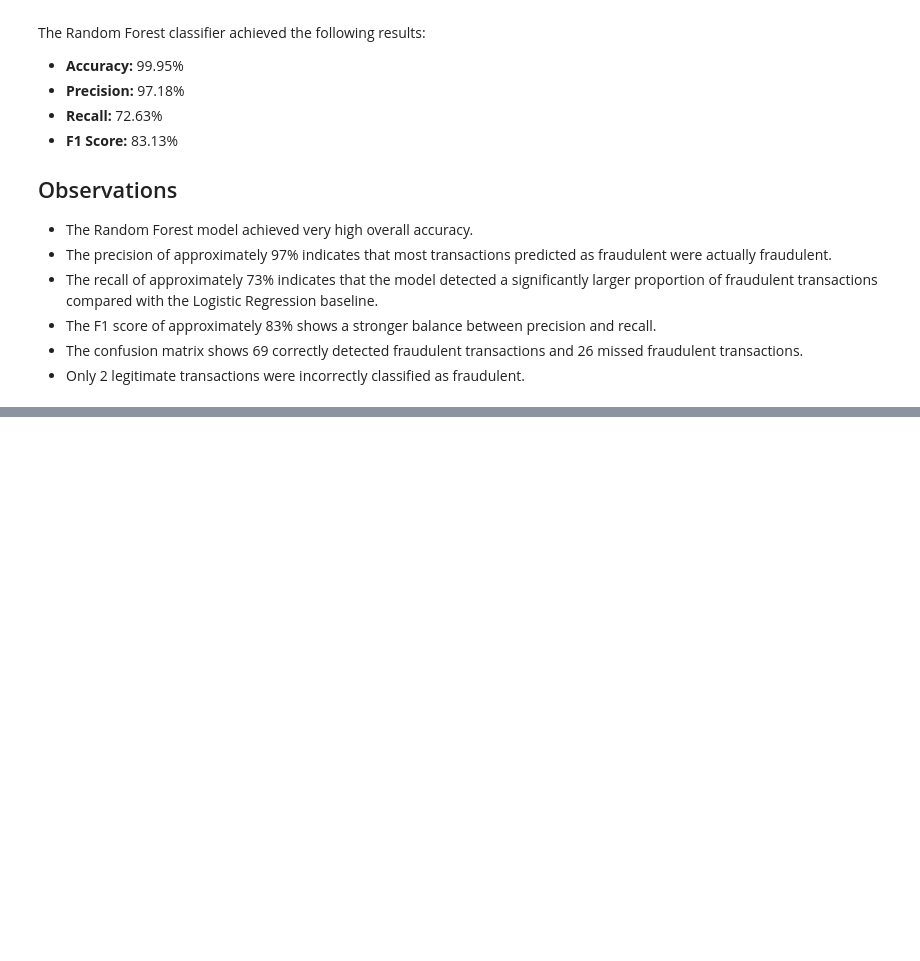
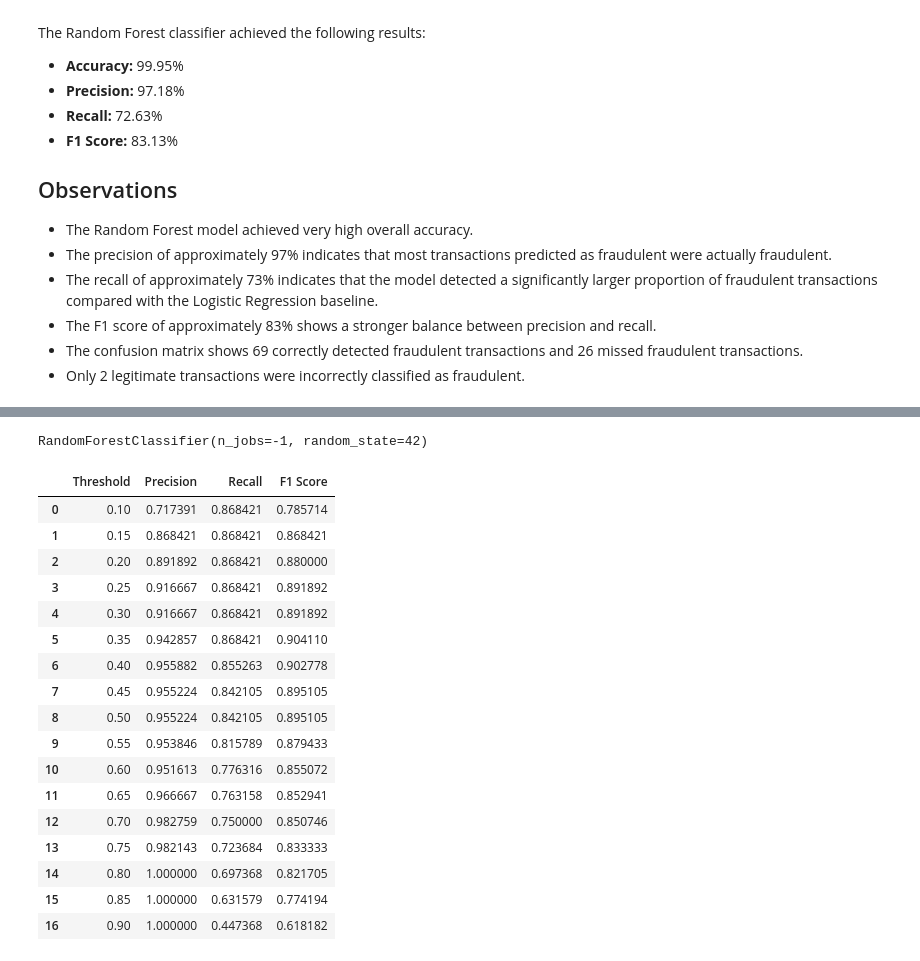
Before and after one commit to Saumyasingh1205/credit-card-fraud-ai, a Jupyter notebook: notebooks/03_Random_Forest.ipynb, the cells around one changed output, grey strips where cells are left out. Drawn from its saved outputs; the diff is of its cells as text; code cells hidden in the pictures; blank space fills up the shorter version.

Commit message:
Complete model evaluation and threshold optimization

```diff
--- a/notebooks/03_Random_Forest.ipynb
+++ b/notebooks/03_Random_Forest.ipynb
@@ -173,0 +396,77 @@ The Random Forest classifier achieved the following results:
+# %%
+from sklearn.ensemble import RandomForestClassifier
+
+rf_tune = RandomForestClassifier(
+    n_estimators=100,
+    random_state=42,
+    n_jobs=-1
+)
+
+rf_tune.fit(X_tune, y_tune)
+# %% [output]
+RandomForestClassifier(n_jobs=-1, random_state=42)
+# %%
+# Get fraud probabilities on the validation set
+val_probabilities = rf_tune.predict_proba(X_val)[:, 1]
+# %%
+import numpy as np
+import pandas as pd
+from sklearn.metrics import precision_score, recall_score, f1_score
+
+thresholds = np.arange(0.1, 0.91, 0.05)
+
+threshold_results = []
+
+for threshold in thresholds:
+
+    val_pred_threshold = (
+        val_probabilities >= threshold
+    ).astype(int)
+
+    precision = precision_score(
+        y_val,
+        val_pred_threshold,
+        zero_division=0
+    )
+
+    recall = recall_score(
+        y_val,
+        val_pred_threshold,
+        zero_division=0
+    )
+
+    f1 = f1_score(
+        y_val,
+        val_pred_threshold,
+        zero_division=0
+    )
+
+    threshold_results.append({
+        "Threshold": threshold,
+        "Precision": precision,
+        "Recall": recall,
+        "F1 Score": f1
+    })
+
+threshold_df = pd.DataFrame(threshold_results)
+
+threshold_df
+# %% [output]
+|  | Threshold | Precision | Recall | F1 Score |
+| 0 | 0.10 | 0.717391 | 0.868421 | 0.785714 |
+| 1 | 0.15 | 0.868421 | 0.868421 | 0.868421 |
+| 2 | 0.20 | 0.891892 | 0.868421 | 0.880000 |
+| 3 | 0.25 | 0.916667 | 0.868421 | 0.891892 |
+| 4 | 0.30 | 0.916667 | 0.868421 | 0.891892 |
+| 5 | 0.35 | 0.942857 | 0.868421 | 0.904110 |
+| 6 | 0.40 | 0.955882 | 0.855263 | 0.902778 |
+| 7 | 0.45 | 0.955224 | 0.842105 | 0.895105 |
+| 8 | 0.50 | 0.955224 | 0.842105 | 0.895105 |
+| 9 | 0.55 | 0.953846 | 0.815789 | 0.879433 |
+| 10 | 0.60 | 0.951613 | 0.776316 | 0.855072 |
+| 11 | 0.65 | 0.966667 | 0.763158 | 0.852941 |
+| 12 | 0.70 | 0.982759 | 0.750000 | 0.850746 |
+| 13 | 0.75 | 0.982143 | 0.723684 | 0.833333 |
+| 14 | 0.80 | 1.000000 | 0.697368 | 0.821705 |
+| 15 | 0.85 | 1.000000 | 0.631579 | 0.774194 |
+| 16 | 0.90 | 1.000000 | 0.447368 | 0.618182 |
```
Also changed, not shown: parts of 21 cells of this notebook, 4 other files.
